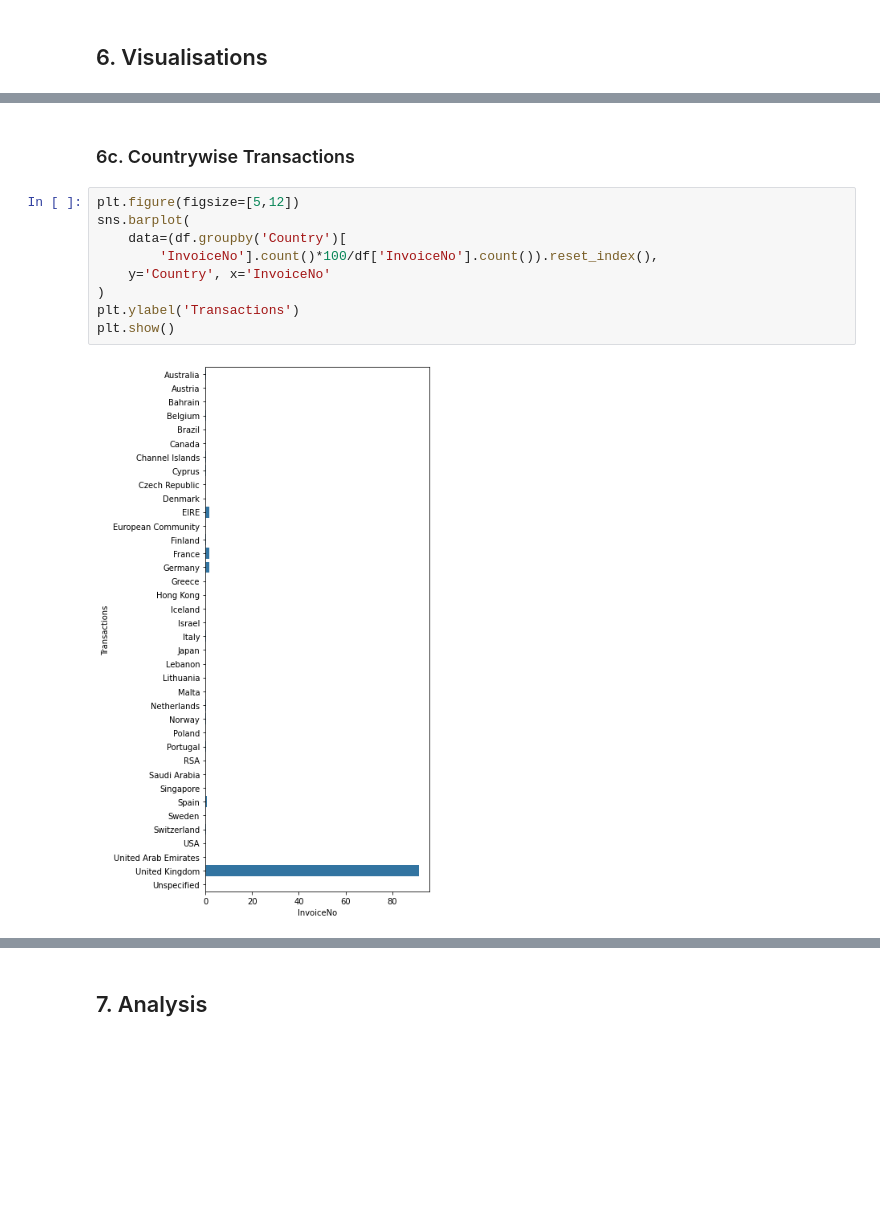
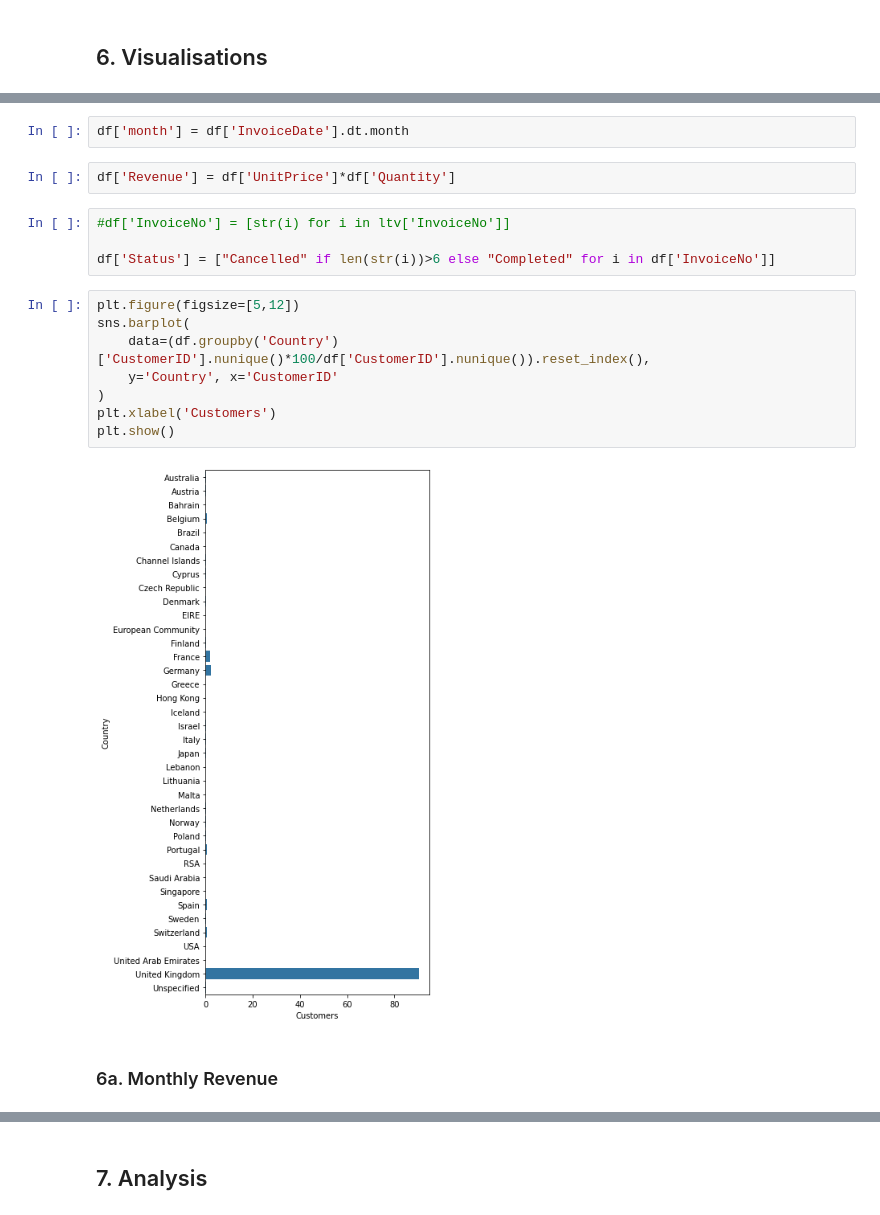
Before and after one commit to Prash1723/RetailAnalysisKgl, a Jupyter notebook: Online Product Analytics.ipynb, the cells around one changed output, grey strips where cells are left out. Drawn from its saved outputs; the diff is of its cells as text; blank space fills up the shorter version.

Commit message:
visual\customers_boxplot

```diff
--- a/Online Product Analytics.ipynb
+++ b/Online Product Analytics.ipynb
@@ -168,13 +127,20 @@ plt.show()
-# %% [markdown]
-### 6c. Countrywise Transactions
-# %%
-plt.figure(figsize=[5,12])
-sns.barplot(
-    data=(df.groupby('Country')[
-        'InvoiceNo'].count()*100/df['InvoiceNo'].count()).reset_index(),
-    y='Country', x='InvoiceNo'
-)
-plt.ylabel('Transactions')
-plt.show()
-# %% [output]
-[figure, removed]
+# %%
+df['month'] = df['InvoiceDate'].dt.month
+# %%
+df['Revenue'] = df['UnitPrice']*df['Quantity']
+# %%
+#df['InvoiceNo'] = [str(i) for i in ltv['InvoiceNo']]
+
+df['Status'] = ["Cancelled" if len(str(i))>6 else "Completed" for i in df['InvoiceNo']]
+# %%
+plt.figure(figsize=[5,12])
+sns.barplot(
+    data=(df.groupby('Country')['CustomerID'].nunique()*100/df['CustomerID'].nunique()).reset_index(),
+    y='Country', x='CustomerID'
+)
+plt.xlabel('Customers')
+plt.show()
+# %% [output]
+[figure, added]
+# %% [markdown]
+### 6a. Monthly Revenue
```
Also changed, not shown: parts of 21 cells of this notebook.
